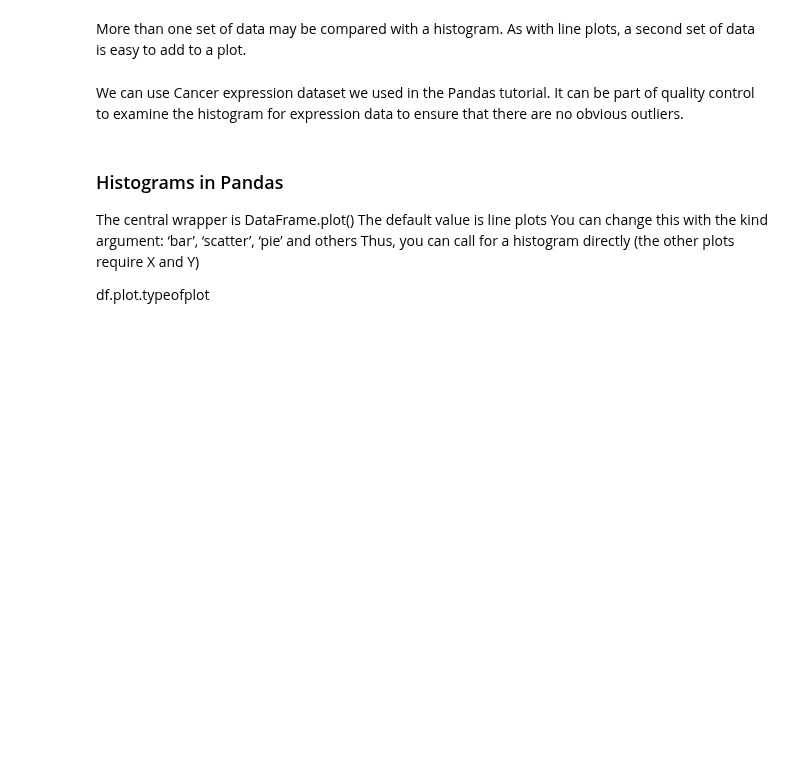
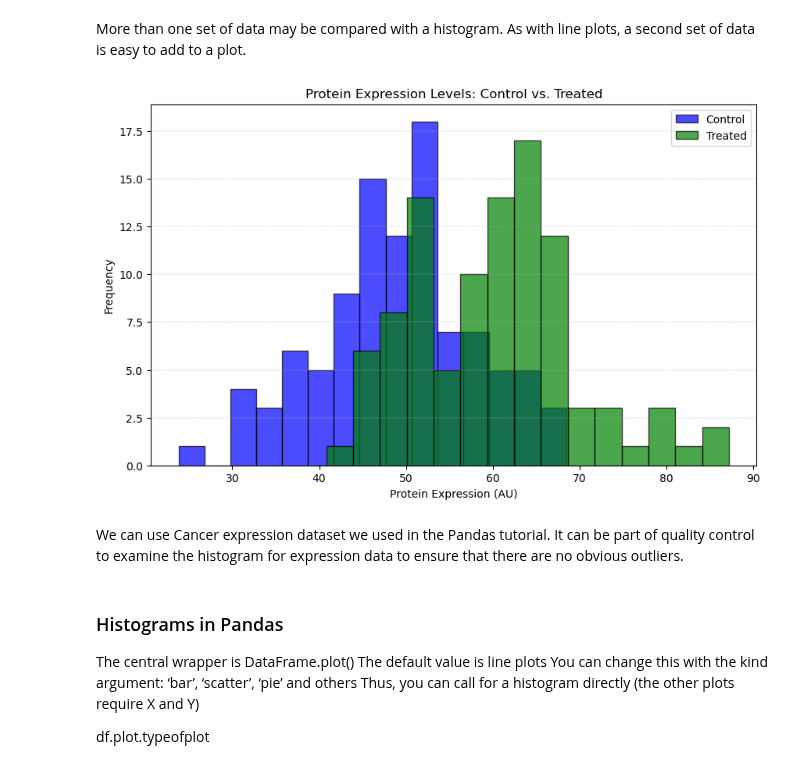
Before and after one commit to drchase55/NNU_nih_python_jrc, a Jupyter notebook: Submodule_2/Submodule_2_Tutorial3_VisualizingData.ipynb, the cells around one changed output. Drawn from its saved outputs; the diff is of its cells as text; code cells hidden in the pictures; blank space fills up the shorter version.

```diff
--- a/Submodule_2/Submodule_2_Tutorial3_VisualizingData.ipynb
+++ b/Submodule_2/Submodule_2_Tutorial3_VisualizingData.ipynb
@@ -157,23 +184,25 @@ More than one set of data may be compared with a histogram. As with line plots,
 # %%
 import os
 import numpy as np
 import pandas as pd
 
 # Load simulated protein expression levels for two groups
-ot_df=pd.read_csv("."+ os.sep + "Datasets"+ os.sep + "sim_prot_exp.csv")
+prot_df=pd.read_csv("."+ os.sep + "Datasets"+ os.sep + "sim_prot_exp.csv")
 # Plot histograms for "Control" and "Treated"
 plt.figure(figsize=(10, 6))
 
 #The first one will appear behind whichever one is added 2nd.
 plt.hist(prot_df[prot_df['Group'] == 'Control']['Protein Expression (AU)'], bins=15, alpha=0.7, label='Control', color='blue', edgecolor='black')
 plt.hist(prot_df[prot_df['Group'] == 'Treated']['Protein Expression (AU)'], bins=15, alpha=0.7, label='Treated', color='green', edgecolor='black')
 
 plt.title('Protein Expression Levels: Control vs. Treated')
 plt.xlabel('Protein Expression (AU)')
 plt.ylabel('Frequency')
 plt.legend()
 plt.grid(axis='y', linestyle='--', linewidth=0.3)
 plt.show()
+# %% [output]
+[figure, added]
 # %% [markdown]
 We can use Cancer expression dataset we used in the Pandas tutorial. It can be part of quality control to examine the histogram for expression data to ensure that there are no obvious outliers.
 # %%
```
Also changed, not shown: parts of 17 cells of this notebook, 12 other files.
